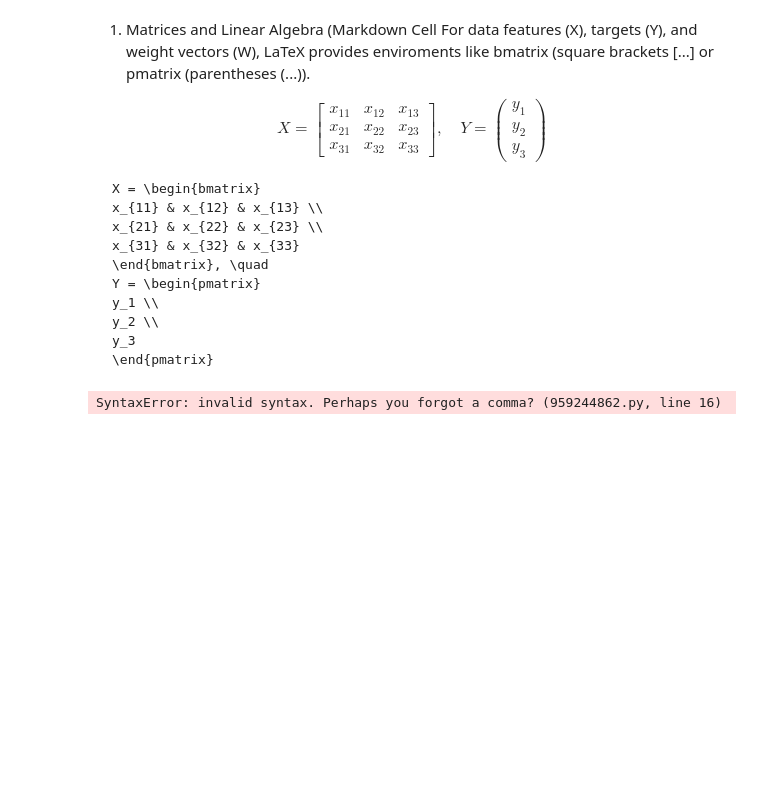
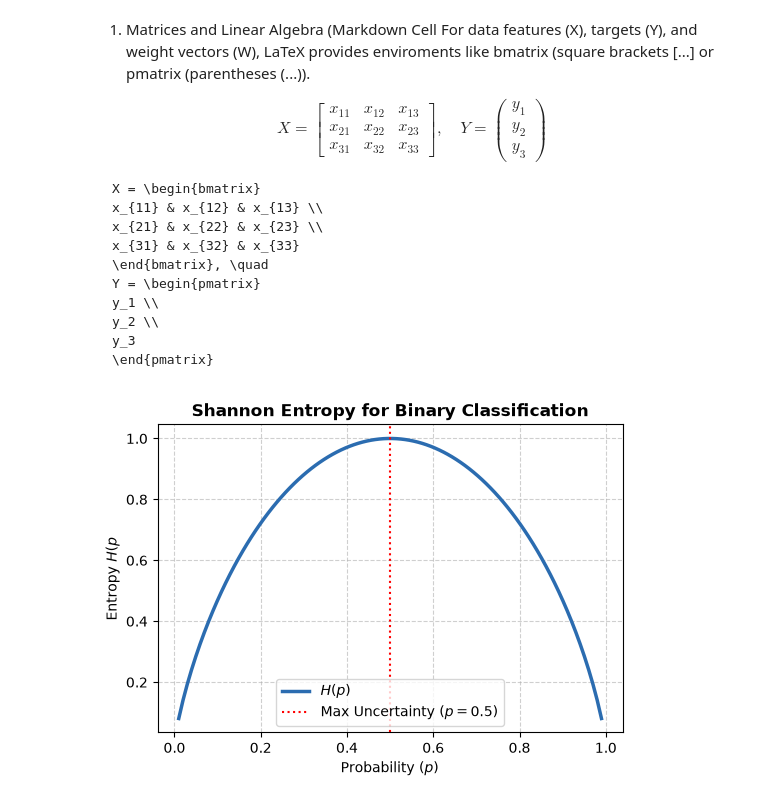
Before and after one commit to larinpaul/LaTeX_Typst_DS_Metrics, a Jupyter notebook: TEST_1.ipynb, the cells around one changed output. Saved outputs shown, nothing was run; the diff lists cells and outputs as text; code cells hidden in the pictures; blank space fills up the shorter version.

Commit message:
# 2. Plotting Math Functions (Python Code Cell)
# Here is the clean matplotlib code to generate the continuous Shannon Entropy curve.
# It maps how uncertainty reaches its maximum at p = 0.5

import numpy as np
import matplotlib.pyplot as plt

# Generate probability values from 0.01 to 0.99 (avoiing 0 and 1 to prevent log(0) errors)
p = np.linspace(0.01, 0.99, 100)

# Binary Shannon Entropy formula: H(p) = -p*log2(p) - (1-p)*log2(1-p)
h = -p * np.log2(p) - (1 - p) * np.log2(1 - p)

plt.figure(figsize=(6, 4))
plt.plot(p, h, color='#2b6cb0', linewidth=2.5, label='$H(p)$')
plt.title('Shannon Entropy for Binary Classification', fontsize=12, fontweight='bold')
plt.xlabel('Probability ($p$)', fontsize=10)
plt.ylabel('Entropy $H(p$', fontsize=10)
plt.grid(True, linestyle='--', alpha=0.6)

# Highlight maximum uncertainty point
plt.axvline(x=0.5, color='red', linestyle=':', label='Max Uncertainty ($p=0.5$)')
plt.legend()
plt.show()

```diff
--- a/TEST_1.ipynb
+++ b/TEST_1.ipynb
@@ -203,28 +203,28 @@ y_3
 # %%
 # 2. Plotting Math Functions (Python Code Cell)
 
 # Here is the clean matplotlib code to generate the continuous Shannon Entropy curve.
 # It maps how uncertainty reaches its maximum at p = 0.5
 
 import numpy as np
 import matplotlib.pyplot as plt
 
 # Generate probability values from 0.01 to 0.99 (avoiing 0 and 1 to prevent log(0) errors)
 p = np.linspace(0.01, 0.99, 100)
 
 # Binary Shannon Entropy formula: H(p) = -p*log2(p) - (1-p)*log2(1-p)
 h = -p * np.log2(p) - (1 - p) * np.log2(1 - p)
 
 plt.figure(figsize=(6, 4))
-plt.plot(p, h, colot='#2b6cb0', linewidth2.5, label='$H(p)$')
+plt.plot(p, h, color='#2b6cb0', linewidth=2.5, label='$H(p)$')
 plt.title('Shannon Entropy for Binary Classification', fontsize=12, fontweight='bold')
 plt.xlabel('Probability ($p$)', fontsize=10)
 plt.ylabel('Entropy $H(p$', fontsize=10)
 plt.grid(True, linestyle='--', alpha=0.6)
 
 # Highlight maximum uncertainty point
 plt.axvline(x=0.5, color='red', linestyle=':', label='Max Uncertainty ($p=0.5$)')
 plt.legend()
 plt.show()
 # %% [output]
-SyntaxError: invalid syntax. Perhaps you forgot a comma? (959244862.py, line 16)
+[figure, added]
```
